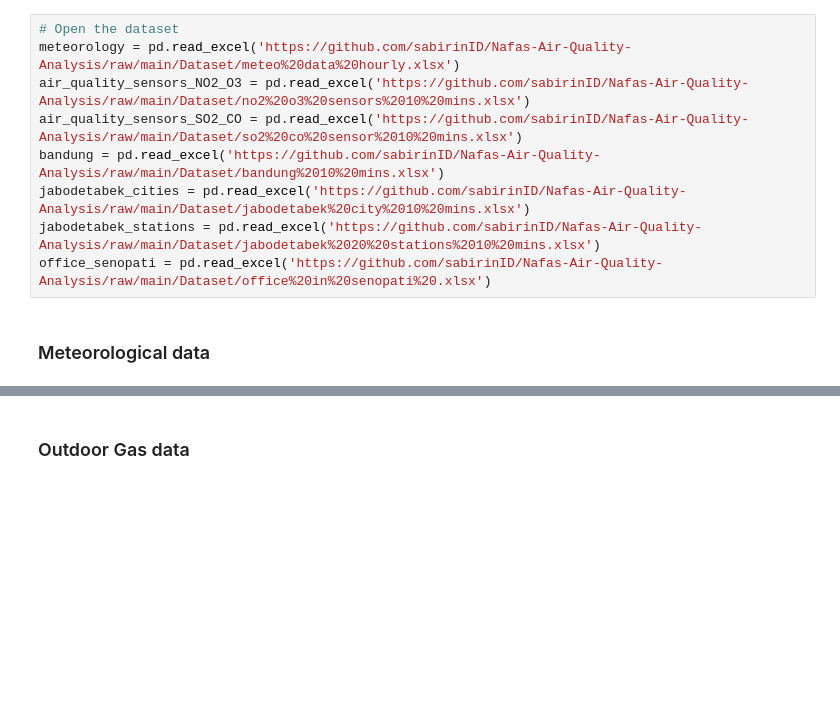
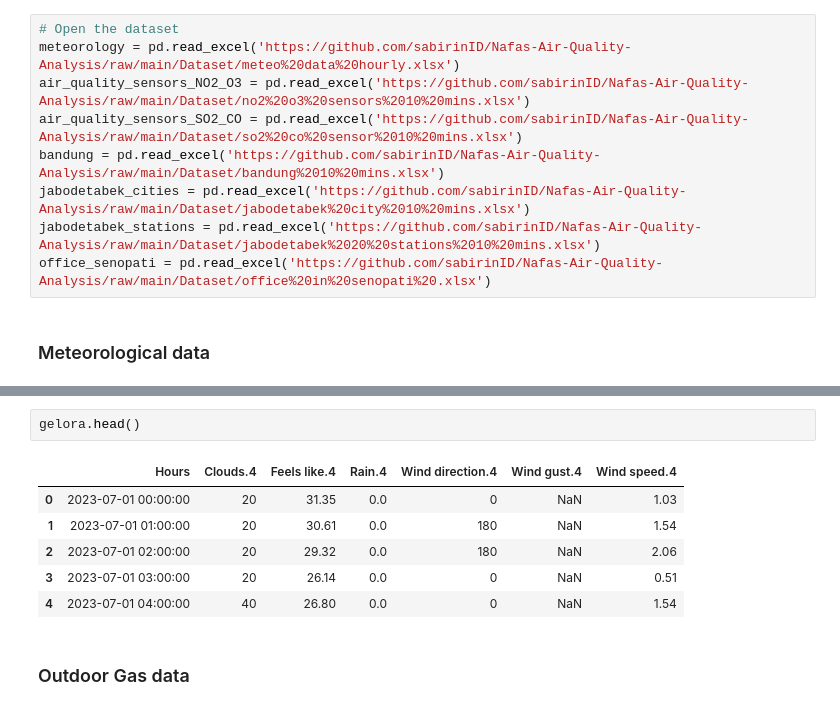
Before and after one commit to sabirinID/Nafas-Air-Quality, a Jupyter notebook: Docs/1-Exploratory-Data-Analysis.ipynb, the cells around one changed output, grey strips where cells are left out. Saved outputs shown, nothing was run; the diff lists cells and outputs as text; blank space fills up the shorter version.

```diff
--- a/Docs/1-Exploratory-Data-Analysis.ipynb
+++ b/Docs/1-Exploratory-Data-Analysis.ipynb
@@ -81,3 +140,12 @@ bekasi_selatan.head()
+# %%
+gelora.head()
+# %% [output]
+|  | Hours | Clouds.4 | Feels like.4 | Rain.4 | Wind direction.4 | Wind gust.4 | Wind speed.4 |
+| 0 | 2023-07-01 00:00:00 | 20 | 31.35 | 0.0 | 0 | NaN | 1.03 |
+| 1 | 2023-07-01 01:00:00 | 20 | 30.61 | 0.0 | 180 | NaN | 1.54 |
+| 2 | 2023-07-01 02:00:00 | 20 | 29.32 | 0.0 | 180 | NaN | 2.06 |
+| 3 | 2023-07-01 03:00:00 | 20 | 26.14 | 0.0 | 0 | NaN | 0.51 |
+| 4 | 2023-07-01 04:00:00 | 40 | 26.80 | 0.0 | 0 | NaN | 1.54 |
 # %% [markdown]
 ### Outdoor Gas data
 # %%
```
Also changed, not shown: parts of 11 cells of this notebook.
